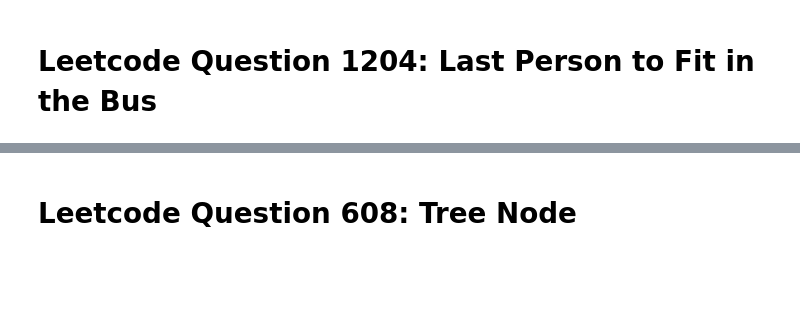
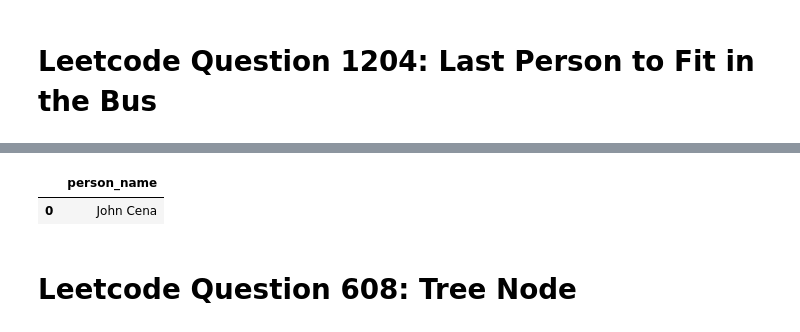
Before and after one commit to DanialArab/SQL, a Jupyter notebook: Leetcode Database Questions/Leetcode_Database_Questions.ipynb, the cells around one changed output, grey strips where cells are left out. Saved outputs shown, nothing was run; the diff lists cells and outputs as text; code cells hidden in the pictures; blank space fills up the shorter version.

Commit message:
Leetcode Q 1204 solved

```diff
--- a/Leetcode Database Questions/Leetcode_Database_Questions.ipynb
+++ b/Leetcode Database Questions/Leetcode_Database_Questions.ipynb
@@ -3493,5 +3498,5 @@ insert_data_to_table("Leetcode_Q_", "", schema, data)
 # %%
-con = connector('')
+con = connector('Leetcode_Q_1204')
 # %%
 pd.read_sql("""
 SELECT *
@@ -3500,3 +3513,19 @@ FROM
+# %%
+pd.read_sql("""
+
+SELECT a.person_name
+FROM Queue a
+JOIN Queue b
+    ON a.turn >= b.turn
+GROUP BY a.person_name, a.turn
+HAVING SUM(b.weight) <= 1000
+ORDER BY a.turn DESC
+LIMIT 1
+
+""", con)
+# %% [output]
+|  | person_name |
+| 0 | John Cena |
 # %% [markdown]
 # Leetcode Question 608: Tree Node
 # %%
```
Also changed, not shown: parts of 3 cells of this notebook.
